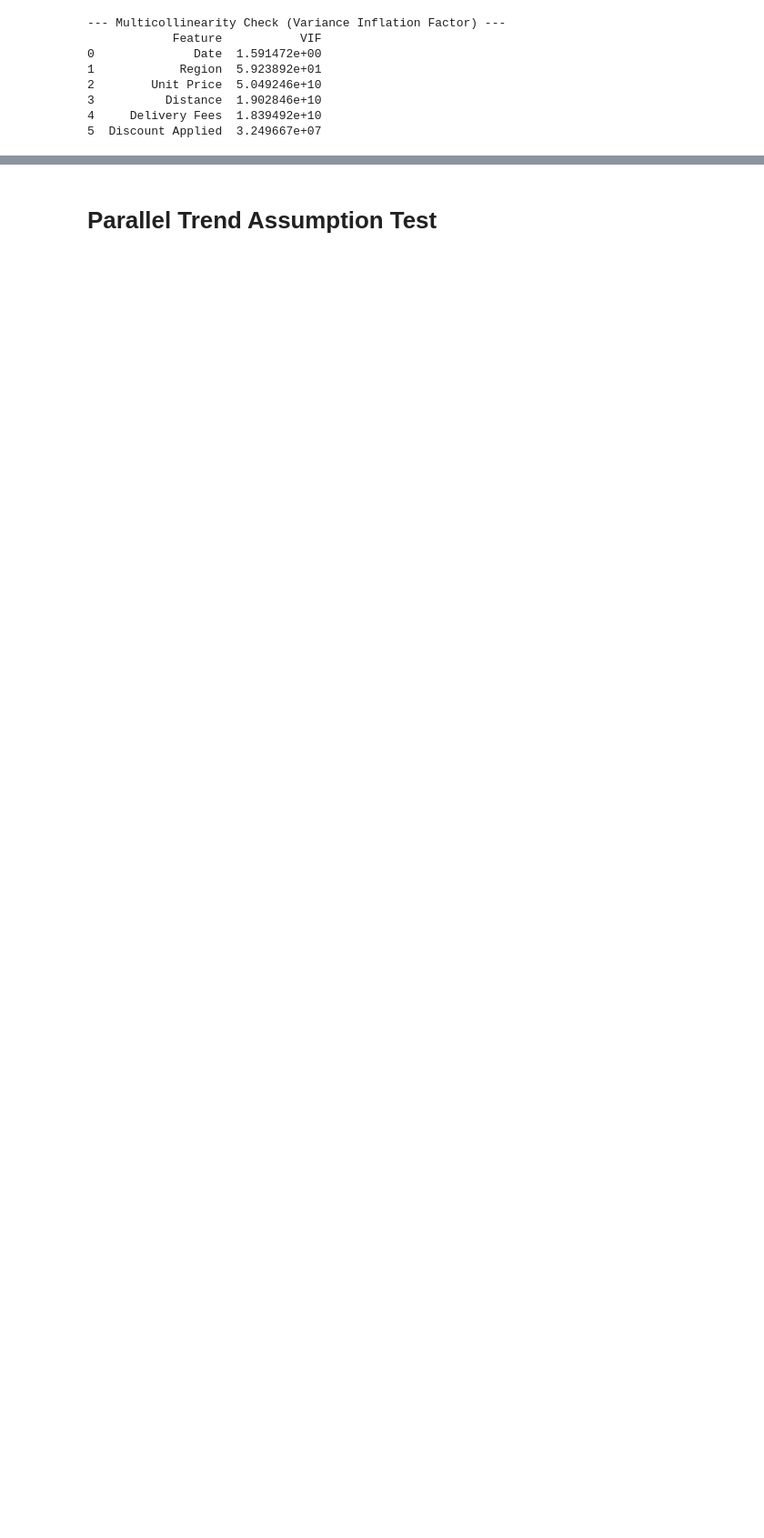
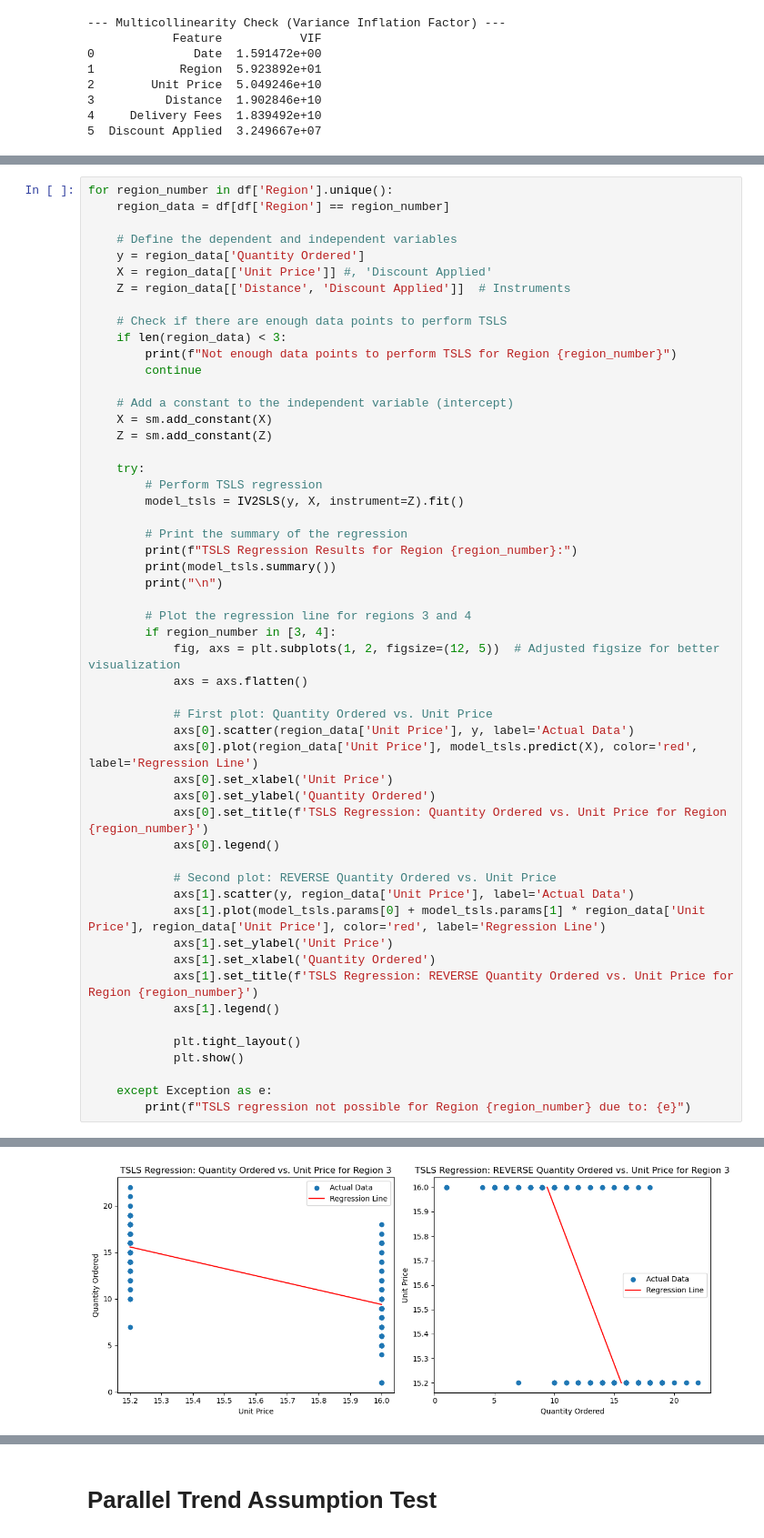
Before and after one commit to Alphteow/EconsModel, a Jupyter notebook: Econ_Group_Project3.ipynb, the cells around one changed output, grey strips where cells are left out. Shown at 91% size. Cells and saved outputs as stored; diff of their text form; blank space fills up the shorter version.

```diff
--- a/Econ_Group_Project3.ipynb
+++ b/Econ_Group_Project3.ipynb
@@ -228,0 +230,54 @@ print(vif_data)
+# %%
+for region_number in df['Region'].unique():
+    region_data = df[df['Region'] == region_number]
+
+    # Define the dependent and independent variables
+    y = region_data['Quantity Ordered']
+    X = region_data[['Unit Price']] #, 'Discount Applied'
+    Z = region_data[['Distance', 'Discount Applied']]  # Instruments
+
+    # Check if there are enough data points to perform TSLS
+    if len(region_data) < 3:
+        print(f"Not enough data points to perform TSLS for Region {region_number}")
+        continue
+
+    # Add a constant to the independent variable (intercept)
+    X = sm.add_constant(X)
+    Z = sm.add_constant(Z)
+
+    try:
+        # Perform TSLS regression
+        model_tsls = IV2SLS(y, X, instrument=Z).fit()
+
+        # Print the summary of the regression
+        print(f"TSLS Regression Results for Region {region_number}:")
+        print(model_tsls.summary())
+        print("\n")
+
+        # Plot the regression line for regions 3 and 4
+        if region_number in [3, 4]:
+            fig, axs = plt.subplots(1, 2, figsize=(12, 5))  # Adjusted figsize for better visualization
+            axs = axs.flatten()
+
+            # First plot: Quantity Ordered vs. Unit Price
+            axs[0].scatter(region_data['Unit Price'], y, label='Actual Data')
+            axs[0].plot(region_data['Unit Price'], model_tsls.predict(X), color='red', label='Regression Line')
+            axs[0].set_xlabel('Unit Price')
+            axs[0].set_ylabel('Quantity Ordered')
+            axs[0].set_title(f'TSLS Regression: Quantity Ordered vs. Unit Price for Region {region_number}')
+            axs[0].legend()
+
+            # Second plot: REVERSE Quantity Ordered vs. Unit Price
+            axs[1].scatter(y, region_data['Unit Price'], label='Actual Data')
+            axs[1].plot(model_tsls.params[0] + model_tsls.params[1] * region_data['Unit Price'], region_data['Unit Price'], color='red', label='Regression Line')
+            axs[1].set_ylabel('Unit Price')
+            axs[1].set_xlabel('Quantity Ordered')
+            axs[1].set_title(f'TSLS Regression: REVERSE Quantity Ordered vs. Unit Price for Region {region_number}')
+            axs[1].legend()
+
+            plt.tight_layout()
+            plt.show()
+
+    except Exception as e:
+        print(f"TSLS regression not possible for Region {region_number} due to: {e}")
+# %% [output]
@@ -228,0 +301 @@ print(vif_data)
+[figure, added]
```
Also changed, not shown: parts of 29 cells of this notebook.
